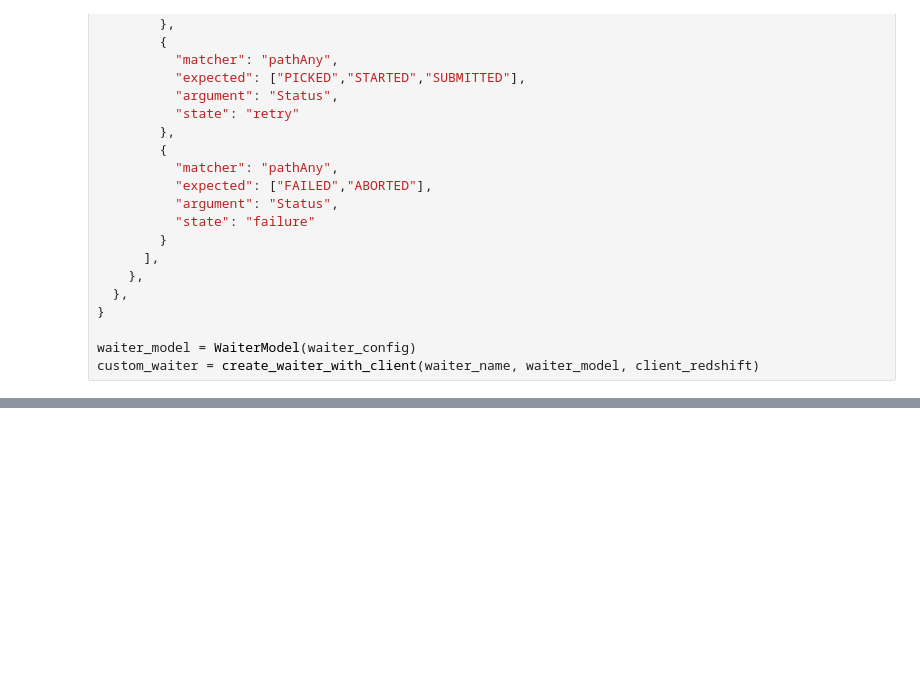
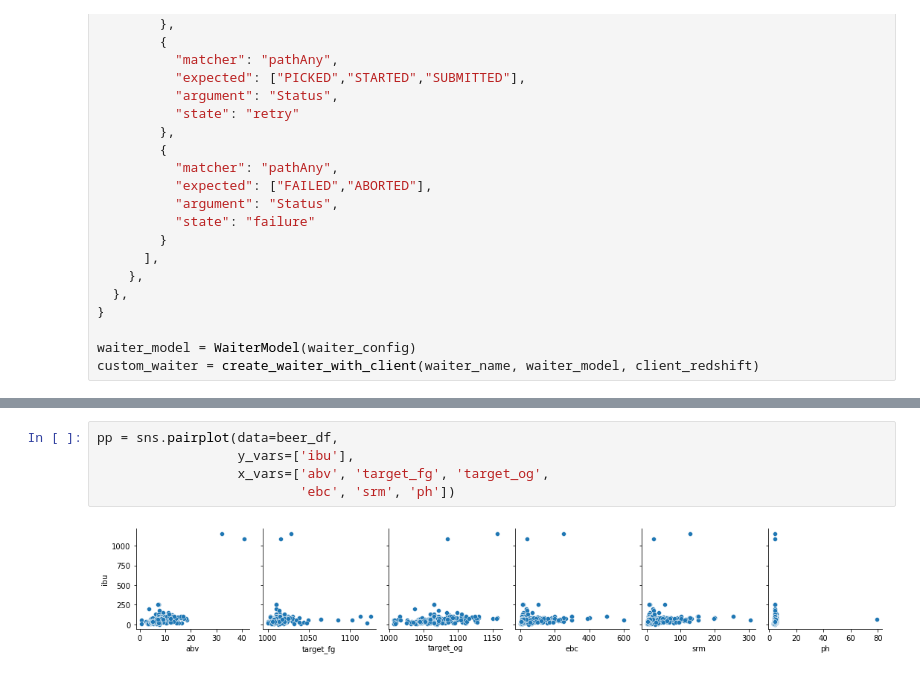
Before and after one commit to arthurbatista/punk_ml, a Jupyter notebook: ml_punk_redshift.ipynb, the cells around one changed output, grey strips where cells are left out. Drawn from its saved outputs; the diff is of its cells as text; blank space fills up the shorter version.

```diff
--- a/ml_punk_redshift.ipynb
+++ b/ml_punk_redshift.ipynb
@@ -137,0 +236,7 @@ dtype: object
+# %%
+pp = sns.pairplot(data=beer_df,
+                  y_vars=['ibu'],
+                  x_vars=['abv', 'target_fg', 'target_og',
+                          'ebc', 'srm', 'ph'])
+# %% [output]
+[figure, added]
```
Also changed, not shown: parts of 41 cells of this notebook, 1 other file.
